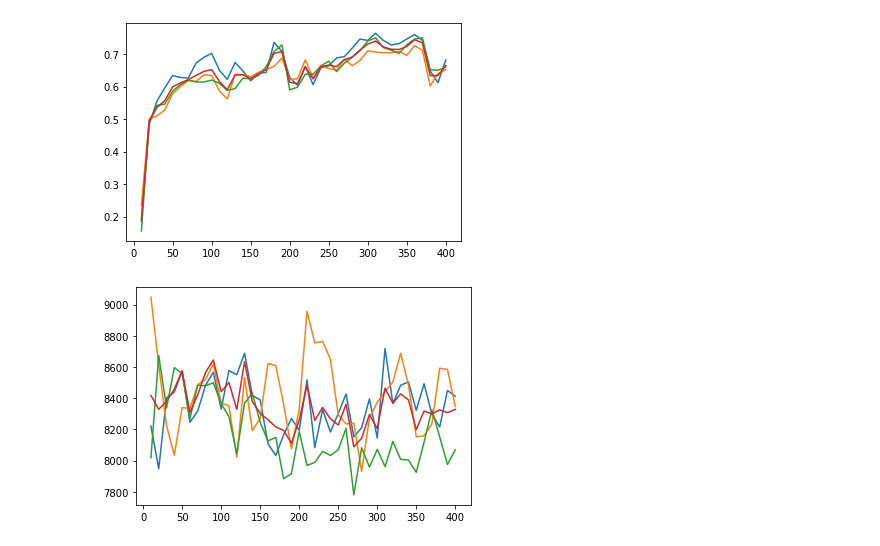
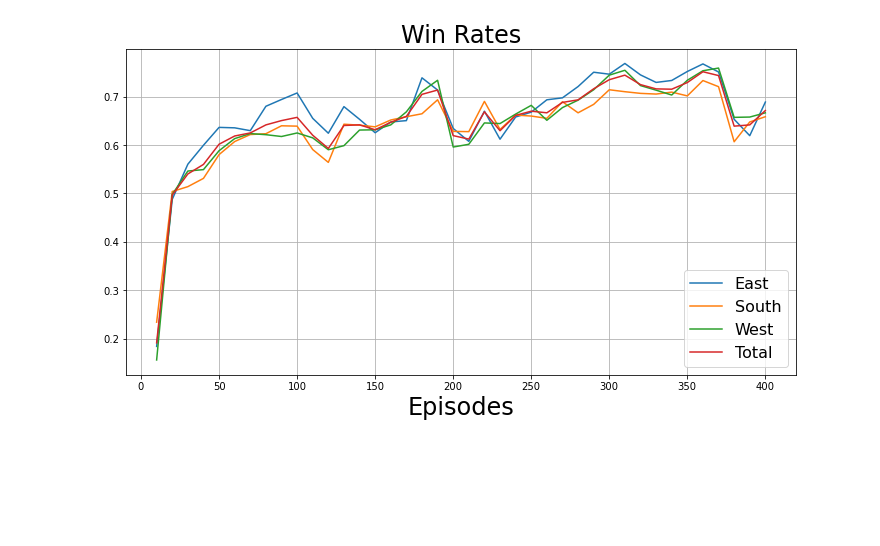
Before and after one commit to VictorZXY/Meowjong, a Jupyter notebook: evaluation/results_analysis/reinforce_visualisation.ipynb, the cells around one changed output. Drawn from its saved outputs; the diff is of its cells as text; code cells hidden in the pictures; blank space fills up the shorter version.

```diff
--- a/evaluation/results_analysis/reinforce_visualisation.ipynb
+++ b/evaluation/results_analysis/reinforce_visualisation.ipynb
@@ -37,18 +37,17 @@ max(rl_eval['total_win_rate'])
 # %%
-plt.plot(rl_eval['eps'], rl_eval['east_win_rate'])
-plt.plot(rl_eval['eps'], rl_eval['south_win_rate'])
-plt.plot(rl_eval['eps'], rl_eval['west_win_rate'])
-plt.plot(rl_eval['eps'], rl_eval['total_win_rate'])
+plt.figure(figsize=(12, 6))
+plt.grid()
 
+plt.plot(rl_eval['eps'], rl_eval['east_win_rate'], label='East')
+plt.plot(rl_eval['eps'], rl_eval['south_win_rate'], label='South')
+plt.plot(rl_eval['eps'], rl_eval['west_win_rate'], label='West')
+plt.plot(rl_eval['eps'], rl_eval['total_win_rate'], label='Total')
+
+plt.title('Win Rates', fontsize=24)
+plt.xlabel('Episodes', fontsize=24)
+plt.legend(fontsize=16, loc='lower right')
+
+plt.savefig("../../../../Dissertation/figs/rl-win-rates.png", bbox_inches='tight')
 plt.show()
 # %% [output]
-[figure, old version]
+[figure, new version]
-# %%
-plt.plot(rl_eval['eps'], rl_eval['east_avg_score'] * (3.5 / 3) / 1.5)
-plt.plot(rl_eval['eps'], rl_eval['south_avg_score'] * (3.5 / 3))
-plt.plot(rl_eval['eps'], rl_eval['west_avg_score'] * (3.5 / 3))
-plt.plot(rl_eval['eps'], rl_eval['total_avg_score'])
-
-plt.show()
-# %% [output]
-[figure, removed]
```
Also changed, not shown: parts of 7 cells of this notebook, 3 other files.
